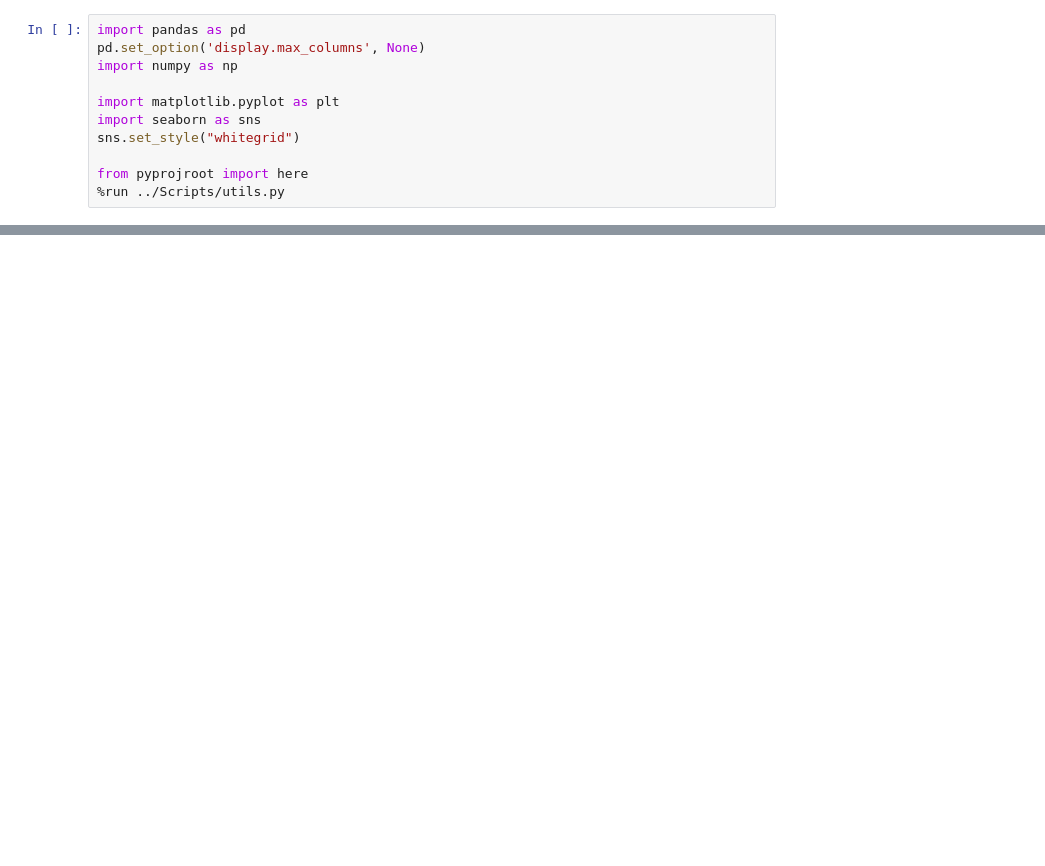
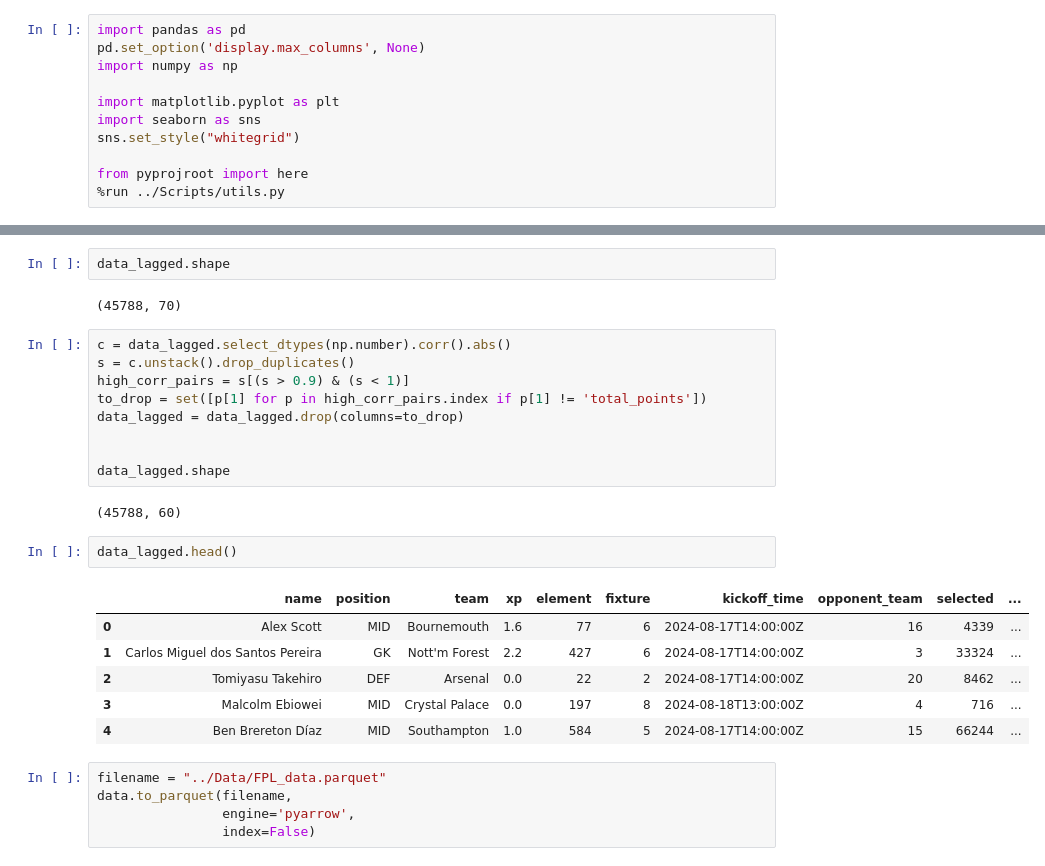
Before and after one commit to ruus77/FPL-Points-Predictions, a Jupyter notebook: Notebooks/Features_Engineering.ipynb, the cells around one changed output, grey strips where cells are left out. Drawn from its saved outputs; the diff is of its cells as text; blank space fills up the shorter version.

```diff
--- a/Notebooks/Features_Engineering.ipynb
+++ b/Notebooks/Features_Engineering.ipynb
@@ -53,0 +114,29 @@ def lag_features(df:pd.DataFrame,
+# %%
+data_lagged.shape
+# %% [output]
+(45788, 70)
+# %%
+c = data_lagged.select_dtypes(np.number).corr().abs()
+s = c.unstack().drop_duplicates()
+high_corr_pairs = s[(s > 0.9) & (s < 1)]
+to_drop = set([p[1] for p in high_corr_pairs.index if p[1] != 'total_points'])
+data_lagged = data_lagged.drop(columns=to_drop)
+
+
+data_lagged.shape
+# %% [output]
+(45788, 60)
+# %%
+data_lagged.head()
+# %% [output]
+|  | name | position | team | xp | element | fixture | kickoff_time | opponent_team | selected | ... |
+| 0 | Alex Scott | MID | Bournemouth | 1.6 | 77 | 6 | 2024-08-17T14:00:00Z | 16 | 4339 | ... |
+| 1 | Carlos Miguel dos Santos Pereira | GK | Nott'm Forest | 2.2 | 427 | 6 | 2024-08-17T14:00:00Z | 3 | 33324 | ... |
+| 2 | Tomiyasu Takehiro | DEF | Arsenal | 0.0 | 22 | 2 | 2024-08-17T14:00:00Z | 20 | 8462 | ... |
+| 3 | Malcolm Ebiowei | MID | Crystal Palace | 0.0 | 197 | 8 | 2024-08-18T13:00:00Z | 4 | 716 | ... |
+| 4 | Ben Brereton Díaz | MID | Southampton | 1.0 | 584 | 5 | 2024-08-17T14:00:00Z | 15 | 66244 | ... |
+# %%
+filename = "../Data/FPL_data.parquet"
+data.to_parquet(filename,
+                engine='pyarrow',
+                index=False)
```
Also changed, not shown: parts of 15 cells of this notebook.
